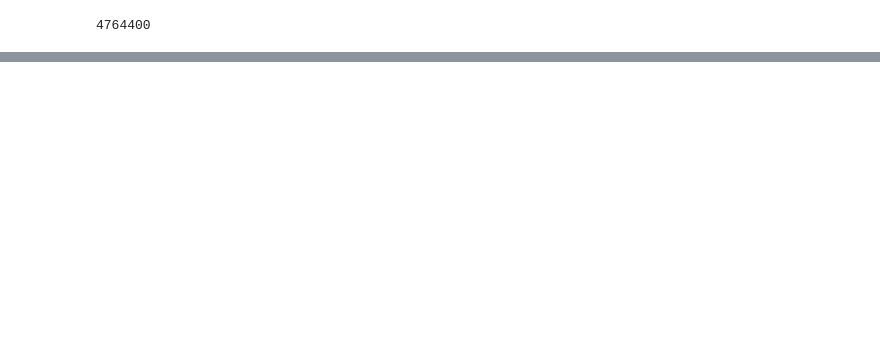
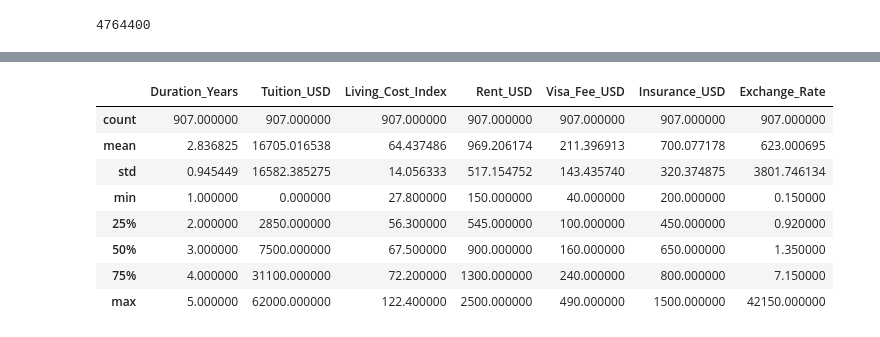
Before and after one commit to Narc2022/GenarativeAi, a Jupyter notebook: tutedude-genai/A_Practice/Machin Learning/demo_ML_Project.ipynb, the cells around one changed output, grey strips where cells are left out. Cells and saved outputs as stored; diff of their text form; code cells hidden in the pictures; blank space fills up the shorter version.

```diff
--- a/tutedude-genai/A_Practice/Machin Learning/demo_ML_Project.ipynb
+++ b/tutedude-genai/A_Practice/Machin Learning/demo_ML_Project.ipynb
@@ -44,0 +66,22 @@ df.sample(5)
+# %%
+df.describe()
+
+
+# count – Number of non-missing values.
+# mean – Average value.
+# std – Standard deviation (spread of the data).
+# min – Smallest value.
+# 25% – First quartile (25th percentile).
+# 50% – Median (50th percentile).
+# 75% – Third quartile (75th percentile).
+# max – Largest value.
+# %% [output]
+|  | Duration_Years | Tuition_USD | Living_Cost_Index | Rent_USD | Visa_Fee_USD | Insurance_USD | Exchange_Rate |
+| count | 907.000000 | 907.000000 | 907.000000 | 907.000000 | 907.000000 | 907.000000 | 907.000000 |
+| mean | 2.836825 | 16705.016538 | 64.437486 | 969.206174 | 211.396913 | 700.077178 | 623.000695 |
+| std | 0.945449 | 16582.385275 | 14.056333 | 517.154752 | 143.435740 | 320.374875 | 3801.746134 |
+| min | 1.000000 | 0.000000 | 27.800000 | 150.000000 | 40.000000 | 200.000000 | 0.150000 |
+| 25% | 2.000000 | 2850.000000 | 56.300000 | 545.000000 | 100.000000 | 450.000000 | 0.920000 |
+| 50% | 3.000000 | 7500.000000 | 67.500000 | 900.000000 | 160.000000 | 650.000000 | 1.350000 |
+| 75% | 4.000000 | 31100.000000 | 72.200000 | 1300.000000 | 240.000000 | 800.000000 | 7.150000 |
+| max | 5.000000 | 62000.000000 | 122.400000 | 2500.000000 | 490.000000 | 1500.000000 | 42150.000000 |
```
Also changed, not shown: parts of 30 cells of this notebook, 21 other files.
